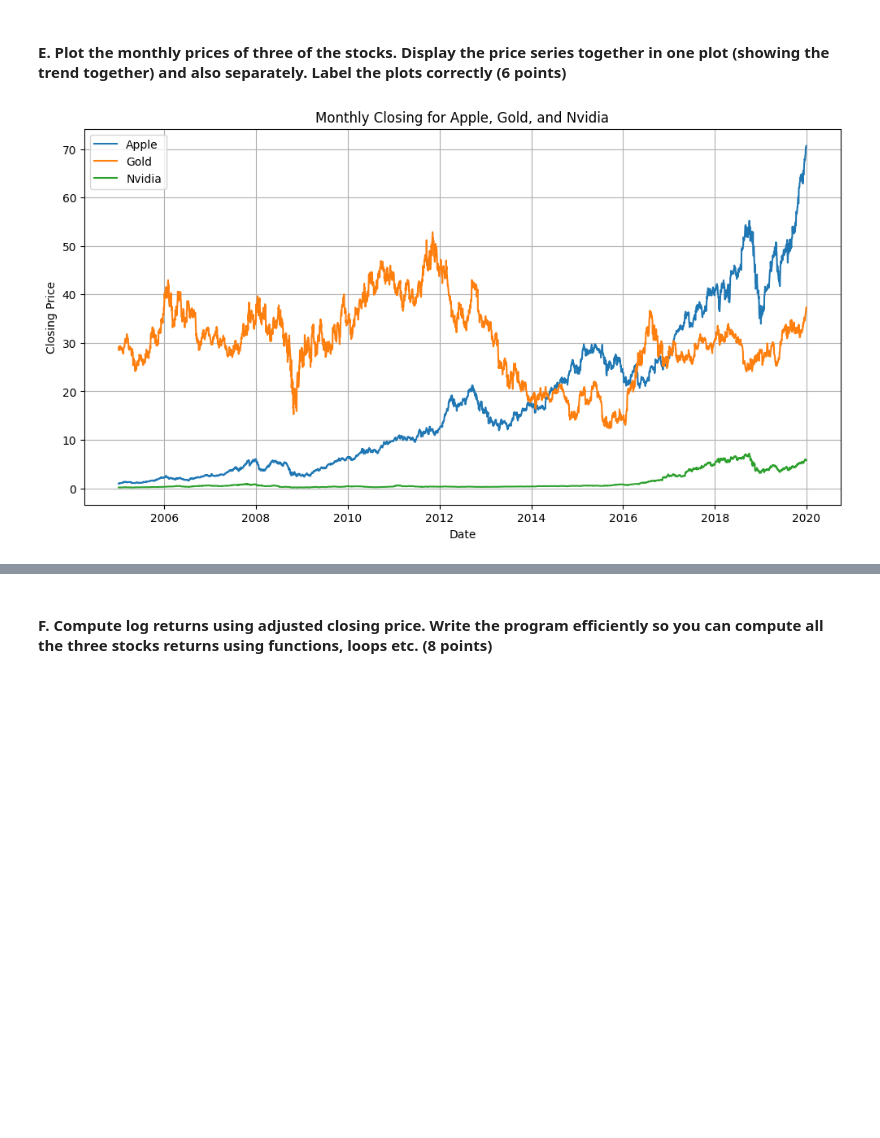
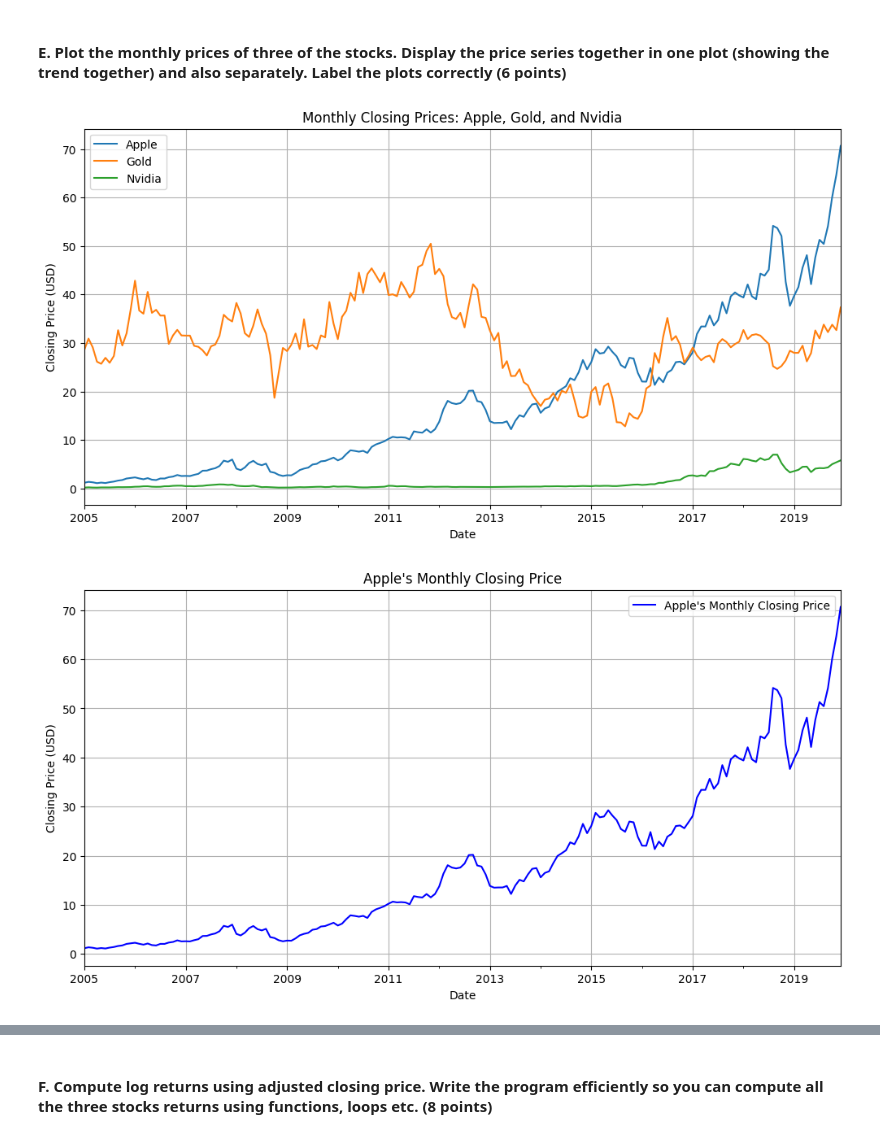
Before and after one commit to ChaseKoronkowski/IFI8420, a Jupyter notebook: Assignment 1/Assignment_1.25.25.ipynb, the cells around one changed output, grey strips where cells are left out. Cells and saved outputs as stored; diff of their text form; code cells hidden in the pictures; blank space fills up the shorter version.

```diff
--- a/Assignment 1/Assignment_1.25.25.ipynb
+++ b/Assignment 1/Assignment_1.25.25.ipynb
@@ -198,20 +198,32 @@ Date
 # %% [markdown]
 #### E. Plot the monthly prices of three of the stocks. Display the price series together in one plot (showing the trend together) and also separately. Label the plots correctly   (6 points)
 # %%
-# Adjust the size of the chart
+stocks = {"Apple": "AAPL", "Gold": "NEM", "Nvidia": "NVDA"}
+
+monthly_data = {
+    stock: data[stock][('Close', ticker)].resample('ME').last() for stock, ticker in stocks.items()
+}
+
 plt.figure(figsize=(12, 6))
+for stock in stocks:
+    monthly_data[stock].plot(label=stock)
 
-# Our Different series
-plt.plot(apple_df.index, apple_df['Close'], label='Apple')
-plt.plot(gold_df.index, gold_df['Close'], label='Gold')
-plt.plot(nvidia_df.index, nvidia_df['Close'], label='Nvidia')
-
-# Adding titles and labels
-plt.xlabel('Date')
-plt.ylabel('Closing Price')
-plt.title('Monthly Closing for Apple, Gold, and Nvidia')
+plt.title("Monthly Closing Prices: Apple, Gold, and Nvidia")
+plt.xlabel("Date")
+plt.ylabel("Closing Price (USD)")
 plt.legend()
 plt.grid(True)
 plt.show()
+
+for stock in stocks:
+    plt.figure(figsize=(12, 6))
+    monthly_data[stock].plot(label=f"{stock}'s Monthly Closing Price", color='blue')
+    plt.title(f"{stock}'s Monthly Closing Price")
+    plt.xlabel("Date")
+    plt.ylabel("Closing Price (USD)")
+    plt.legend()
+    plt.grid(True)
+    plt.show()
 # %% [output]
-[figure, old version]
+[figure, new version]
+[figure, added]
```
Also changed, not shown: parts of 2 cells of this notebook.
